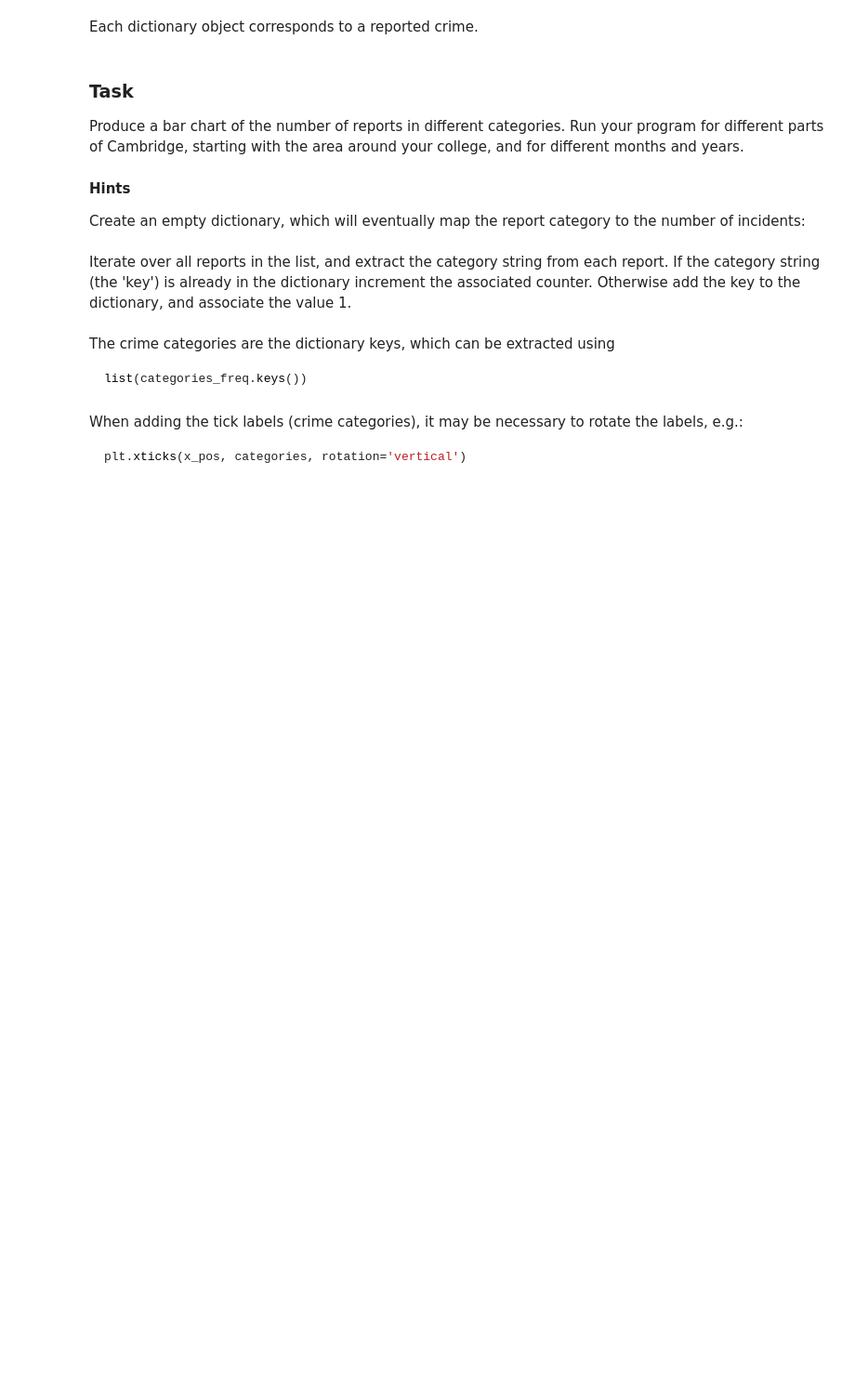
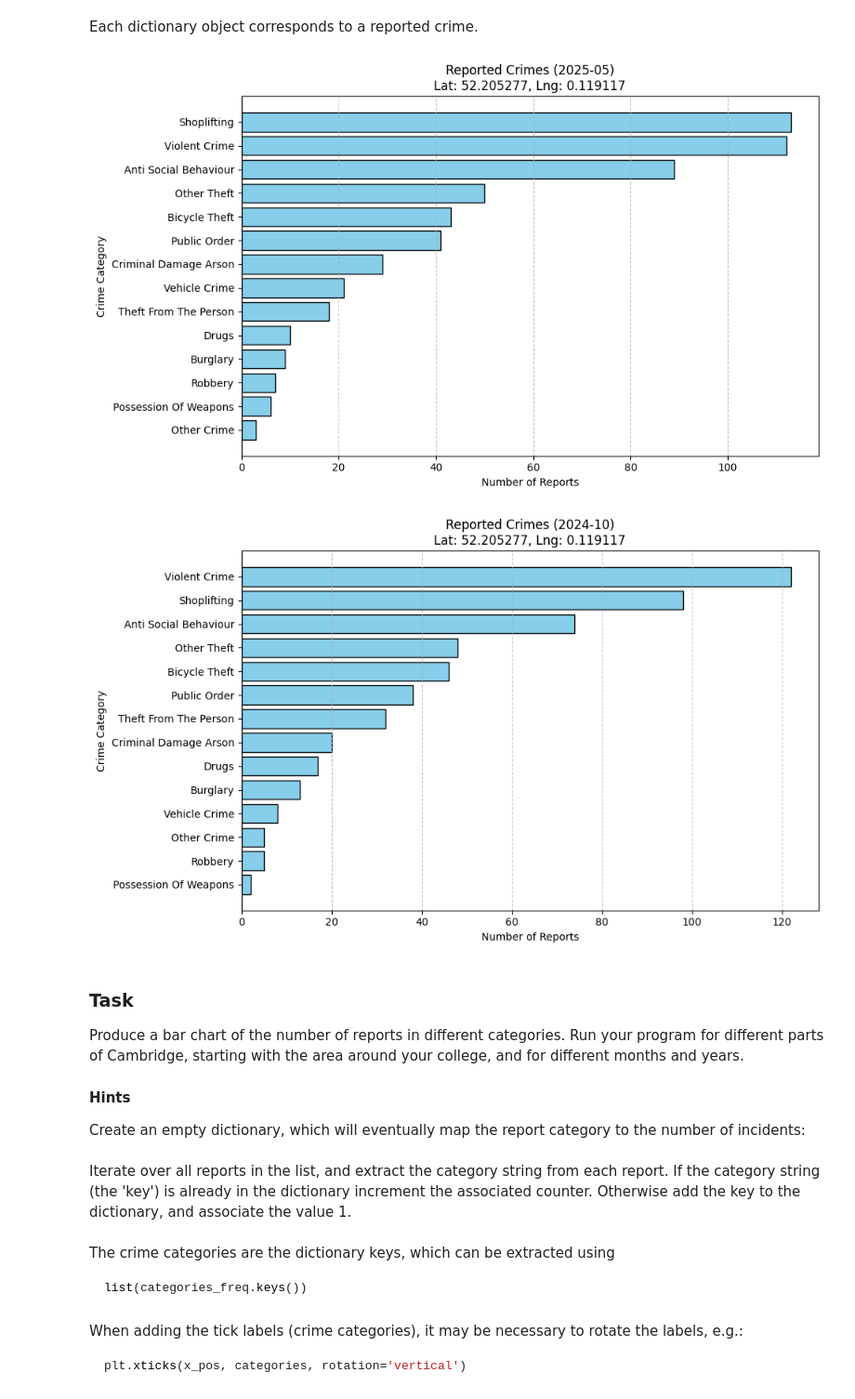
Before and after one commit to zzzarsa/PartIA-Computing-Michaelmas, a Jupyter notebook: Exercises/08 Exercises.ipynb, the cells around one changed output. Shown at 93% size. Cells and saved outputs as stored; diff of their text form; code cells hidden in the pictures; blank space fills up the shorter version.

```diff
--- a/Exercises/08 Exercises.ipynb
+++ b/Exercises/08 Exercises.ipynb
@@ -144,7 +176,7 @@ This return crimes reports within a one mile radius of the geographic coordinate
 Below we create this URL string to include a part of the Cambridge city centre. You can modify this for your own college or other areas of interest (Google Maps is a handy way to get the geographic coordinates).
 # %%
 # A point in the Cambridge city centre (change this to your college)
-lat, long = 52.205277, 0.119117
+lat, long = 52.2075, 0.1208
 
 # year-month of interest
 year_month = '2025-05'
@@ -181,6 +213,59 @@ if crime_data:
  'persistent_id': ''}
 # %% [markdown]
 Each dictionary object corresponds to a reported crime.
+# %%
+import collections
+import matplotlib.pyplot as plt
+import requests
+
+def plot_crime_data(lat, long, year_month):
+    """
+    Fetches crime data for a given location and year-month,
+    and plots a bar chart of crime categories.
+    """
+    # 1. Construct API URL and fetch data
+    url = f"https://data.police.uk/api/crimes-street/all-crime?lat={lat}&lng={long}&date={year_month}"
+    response = requests.get(url)
+    response.raise_for_status()
+
+    crime_data = response.json()
+
+    if not crime_data:
+        print(f"No crime data found for {year_month} at ({lat}, {long}).")
+        return
+
+    # 2. Extract and count crime categories
+    categories = [crime['category'] for crime in crime_data]
+    counts = collections.Counter(categories)
+
+    # Sort categories by count for better visualization
+    sorted_categories = sorted(counts.items(), key=lambda x: x[1])
+    cat_names = [item[0].replace('-', ' ').title() for item in sorted_categories]
+    cat_counts = [item[1] for item in sorted_categories]
+
+    # 3. Create the horizontal bar plot
+    plt.figure(figsize=(10, 6))
+    plt.barh(cat_names, cat_counts, color='skyblue', edgecolor='black')
+
+    plt.xlabel("Number of Reports")
+    plt.ylabel("Crime Category")
+    plt.title(f"Reported Crimes ({year_month})\nLat: {lat}, Lng: {long}")
+    plt.grid(axis='x', linestyle='--', alpha=0.7)
+    plt.tight_layout()
+    plt.show()
+
+# --- Example Usage ---
+# College coordinates (e.g., Trinity College / Central Cambridge area)
+lat_college, long_college = 52.205277, 0.119117
+
+# Run for your college for May 2025
+plot_crime_data(lat_college, long_college, "2025-05")
+
+# Run for another date or location to test variability
+plot_crime_data(lat_college, long_college, "2024-10")
+# %% [output]
+[figure, added]
+[figure, added]
 # %% [markdown]
 ### Task
 
```
Also changed, not shown: parts of 2 cells of this notebook, 1 other file.
